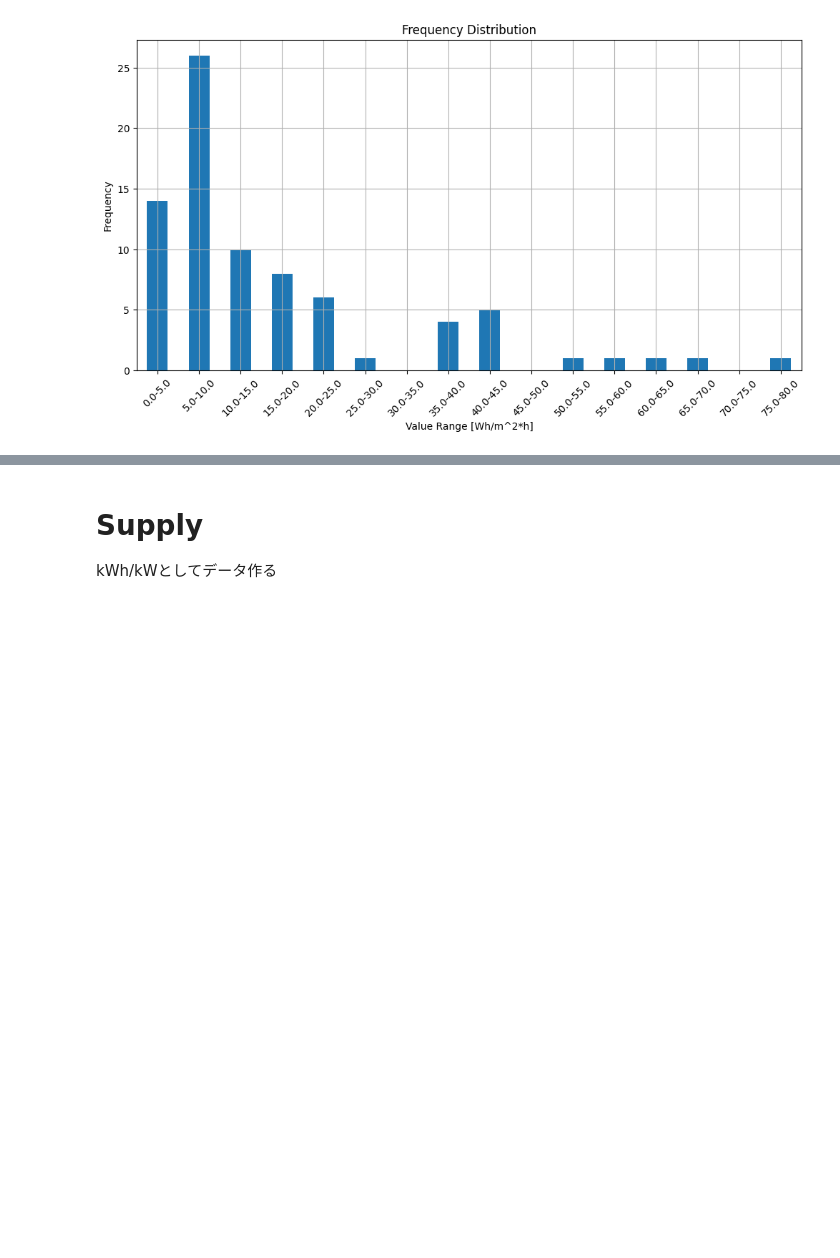
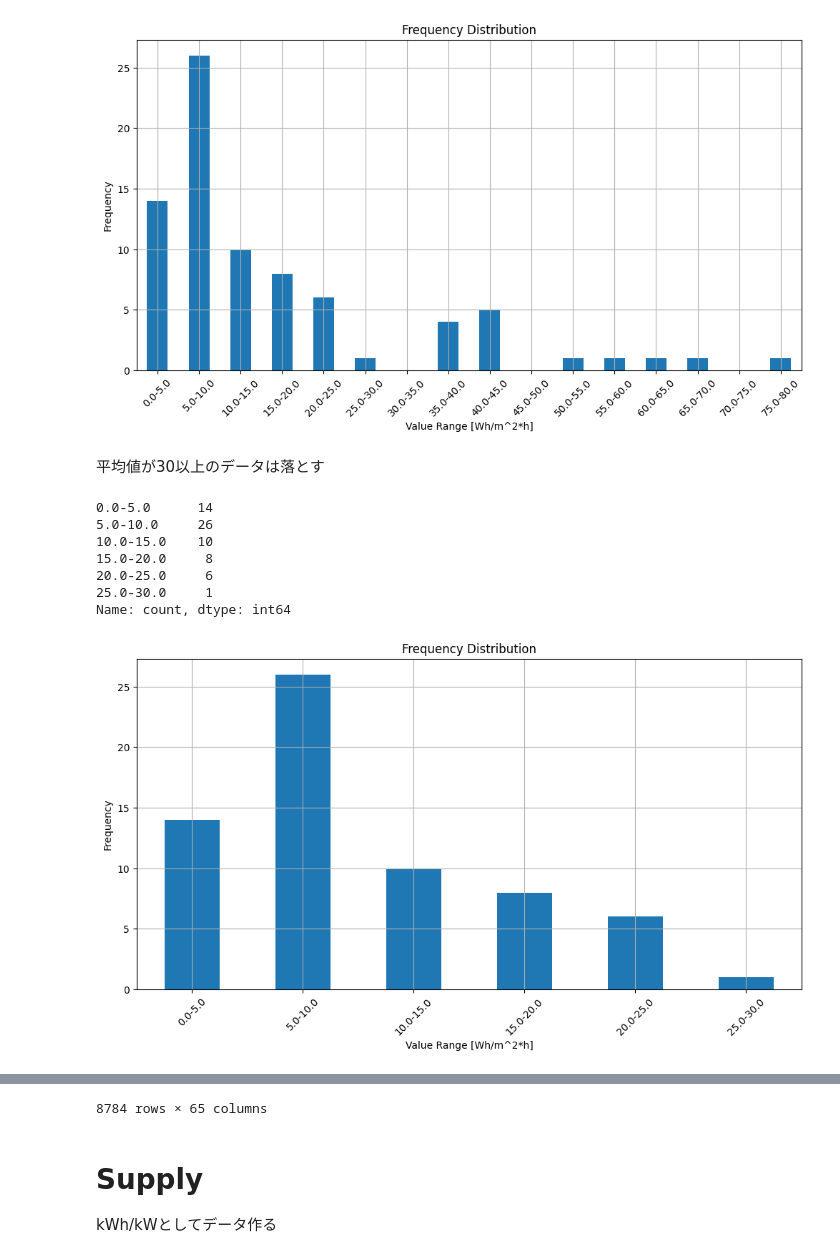
Before and after one commit to moooyu1121/master_thesis_model, a Jupyter notebook: data_preprocess.ipynb, the cells around one changed output, grey strips where cells are left out. Drawn from its saved outputs; the diff is of its cells as text; code cells hidden in the pictures; blank space fills up the shorter version.

Commit message:
update demand data

```diff
--- a/data_preprocess.ipynb
+++ b/data_preprocess.ipynb
@@ -196,3 +196,53 @@ plt.show()
 75.0-80.0     1
 Name: count, dtype: int64
 [figure]
+# %% [markdown]
+平均値が30以上のデータは落とす
+# %%
+data = df_demand_ca.set_index('timestamp', inplace=False)
+# 各列ごとの平均値を計算
+column_means = data.mean()
+
+# 平均値が30以上の列を取得
+columns_to_drop = column_means[column_means >= 30].index
+
+# これらの列をドロップ
+data_dropped = data.drop(columns=columns_to_drop)
+
+data_dropped_average = data_dropped.mean()
+
+# 最小値と最大値を取得
+min_val = data_dropped_average.min()
+max_val = data_dropped_average.max()
+
+# 5刻みでグループ分けするためのビンの境界を作成
+bins = np.arange(min_val - (min_val % 5), max_val + 5 - (max_val % 5) + 5, 5)
+labels = [f'{bins[i]}-{bins[i+1]}' for i in range(len(bins)-1)]
+
+# グループ分け
+data_binned = pd.cut(data_dropped_average, bins=bins, labels=labels, include_lowest=True, right=False)
+
+# 出現頻度分布の計算
+frequency_distribution = data_binned.value_counts().sort_index()
+
+# 結果の表示
+print(frequency_distribution)
+
+# プロット
+frequency_distribution.plot(kind='bar', figsize=(12, 6), rot=45, title='Frequency Distribution')
+plt.xlabel('Value Range [Wh/m^2*h]')
+plt.ylabel('Frequency')
+plt.grid(True)
+plt.show()
+
+data_dropped.to_csv('data/demand.csv', index=True)
+data_dropped
+# %% [output]
+0.0-5.0      14
+5.0-10.0     26
+10.0-15.0    10
+15.0-20.0     8
+20.0-25.0     6
+25.0-30.0     1
+Name: count, dtype: int64
+[figure, added]
@@ -199,3 +262,4 @@ Name: count, dtype: int64
+8784 rows × 65 columns
 # %% [markdown]
 # Supply
 
```
Also changed, not shown: parts of 2 cells of this notebook, 1 other file.
